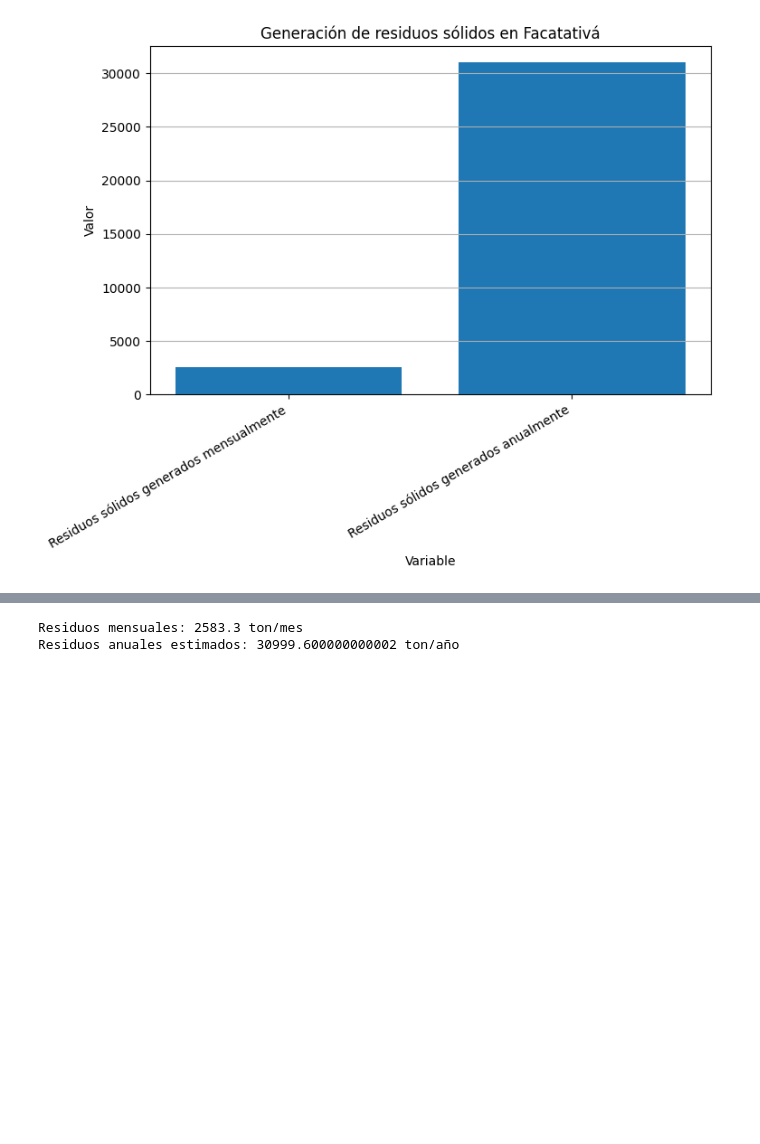
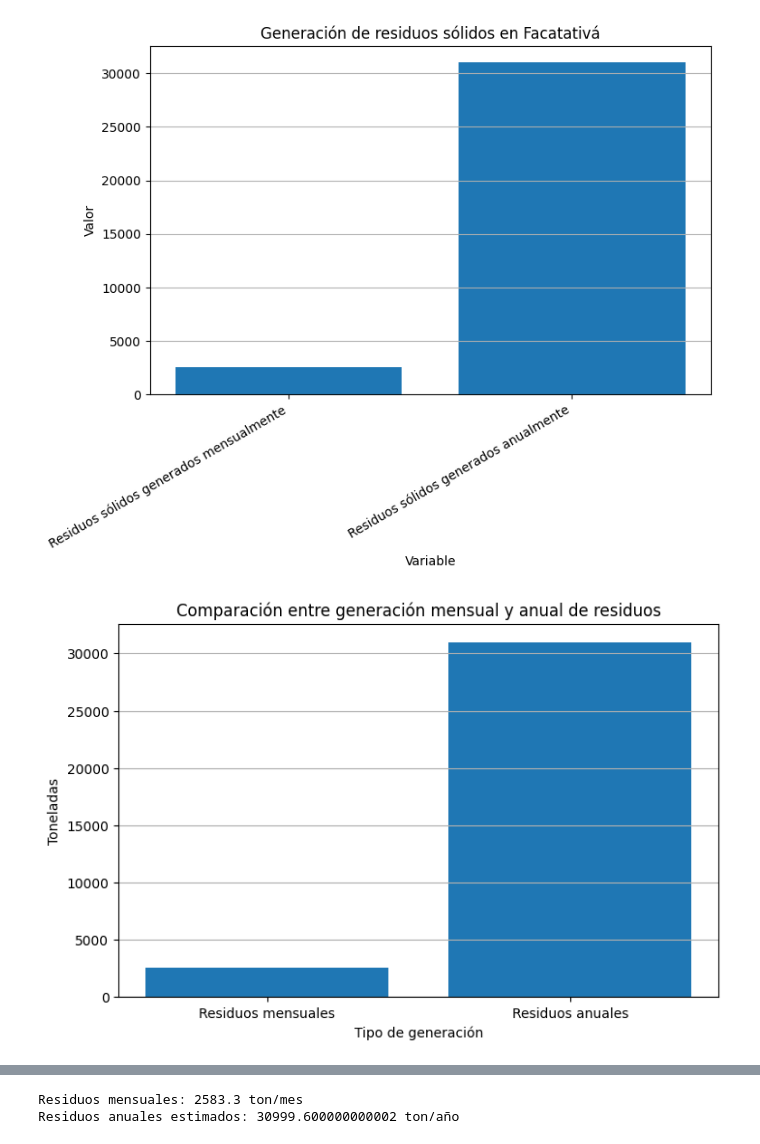
Before and after one commit to dvreyescastro2-droid/diagnostico-ambiental-mancilla, a Jupyter notebook: notebooks/residuos.ipynb, the cells around one changed output, grey strips where cells are left out. Saved outputs shown, nothing was run; the diff lists cells and outputs as text; code cells hidden in the pictures; blank space fills up the shorter version.

```diff
--- a/notebooks/residuos.ipynb
+++ b/notebooks/residuos.ipynb
@@ -36,3 +36,27 @@ plt.grid(axis="y")
 plt.show()
 # %% [output]
 [figure]
+# %%
+variables = [
+    "Residuos mensuales",
+    "Residuos anuales"
+]
+
+valores = [
+    2583.3,
+    30999.6
+]
+
+plt.figure(figsize=(8,5))
+
+plt.bar(variables, valores)
+
+plt.xlabel("Tipo de generación")
+plt.ylabel("Toneladas")
+plt.title("Comparación entre generación mensual y anual de residuos")
+
+plt.grid(axis="y")
+
+plt.show()
+# %% [output]
+[figure, added]
```
Also changed, not shown: parts of 3 cells of this notebook, 4 other files.
